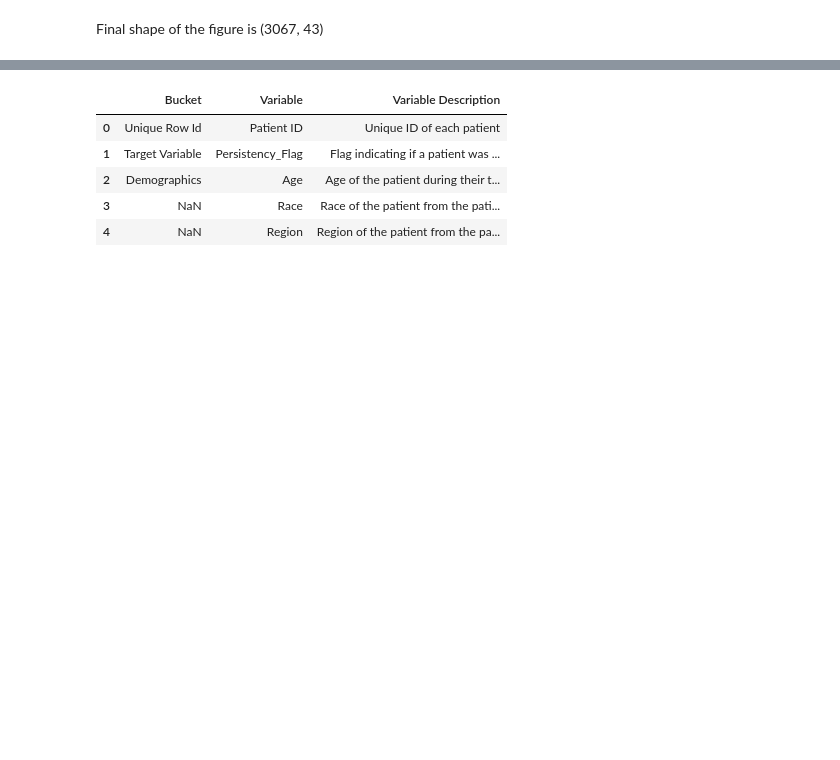
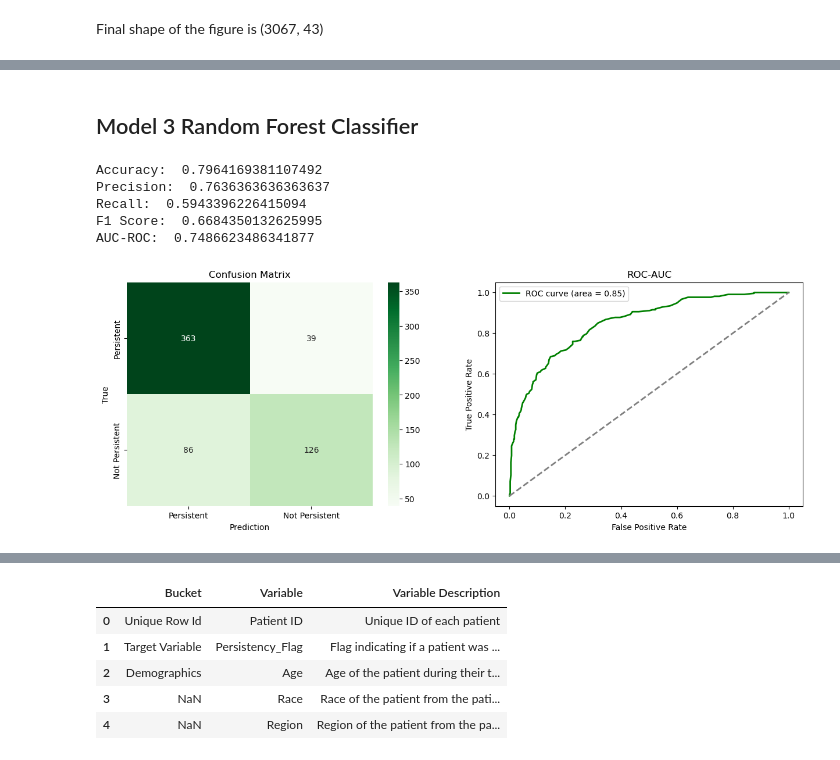
Before and after one commit to demirayberk/Data-Science-HealthCare, a Jupyter notebook: healthcare_datascience.ipynb, the cells around one changed output, grey strips where cells are left out. Saved outputs shown, nothing was run; the diff lists cells and outputs as text; code cells hidden in the pictures; blank space fills up the shorter version.

```diff
--- a/healthcare_datascience.ipynb
+++ b/healthcare_datascience.ipynb
@@ -536,0 +705,16 @@ Final shape of the figure is (3067, 43)
+# %% [markdown]
+## Model 3 Random Forest Classifier
+# %%
+rand_forest = RandomForestClassifier()
+rand_forest.fit(X_train, y_train)
+y_pred_random_forest = rand_forest.predict(X_test)
+y_score_random_forest = rand_forest.predict_proba(X_test)[:, 1]
+rand_forest_metrics = Metrics(y_test, y_pred_random_forest, y_score_random_forest)
+results(rand_forest_metrics)
+# %% [output]
+Accuracy:  0.7964169381107492
+Precision:  0.7636363636363637
+Recall:  0.5943396226415094
+F1 Score:  0.6684350132625995
+AUC-ROC:  0.7486623486341877
+[figure, added]
```
Also changed, not shown: parts of 36 cells of this notebook, 1 other file.
